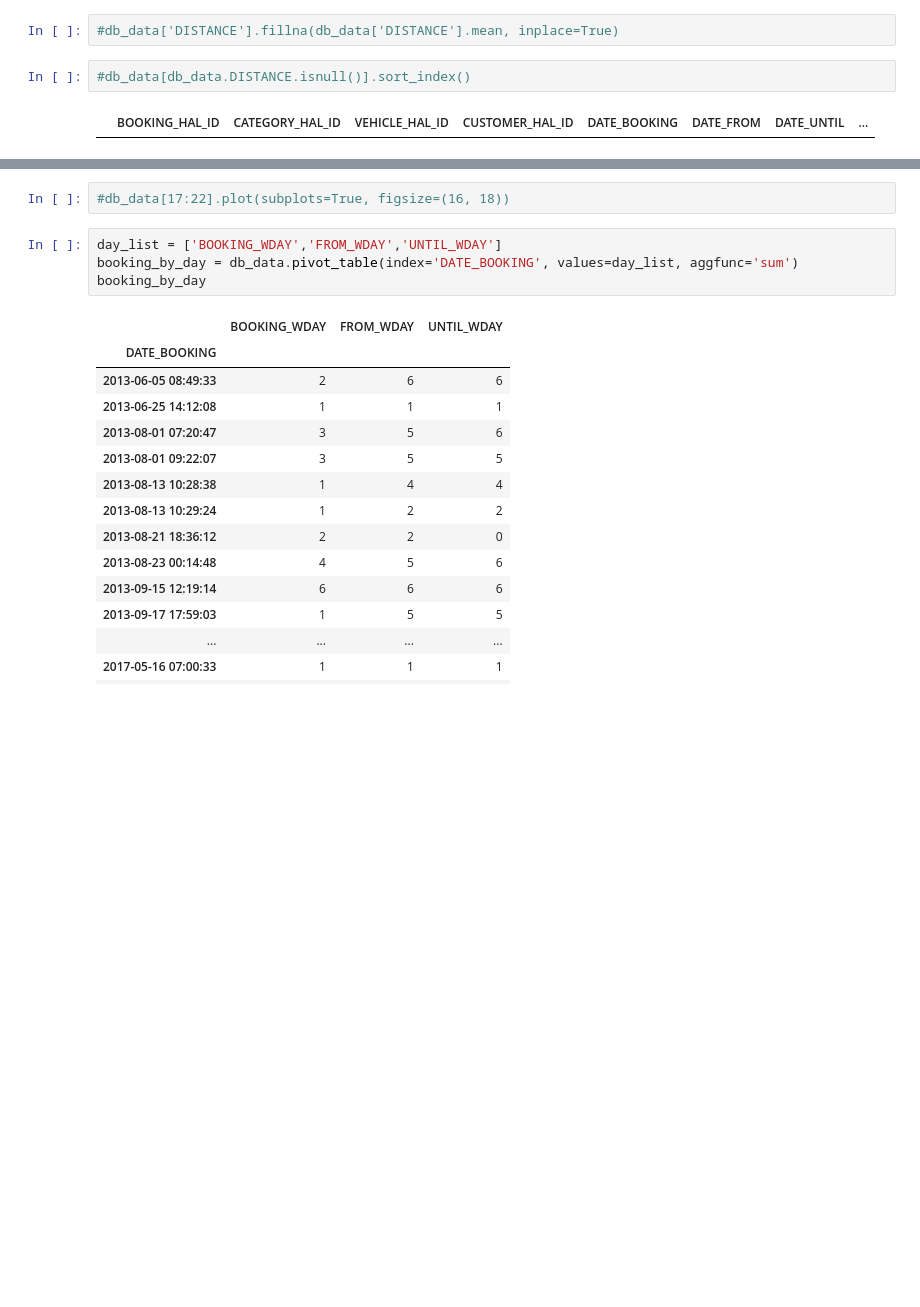
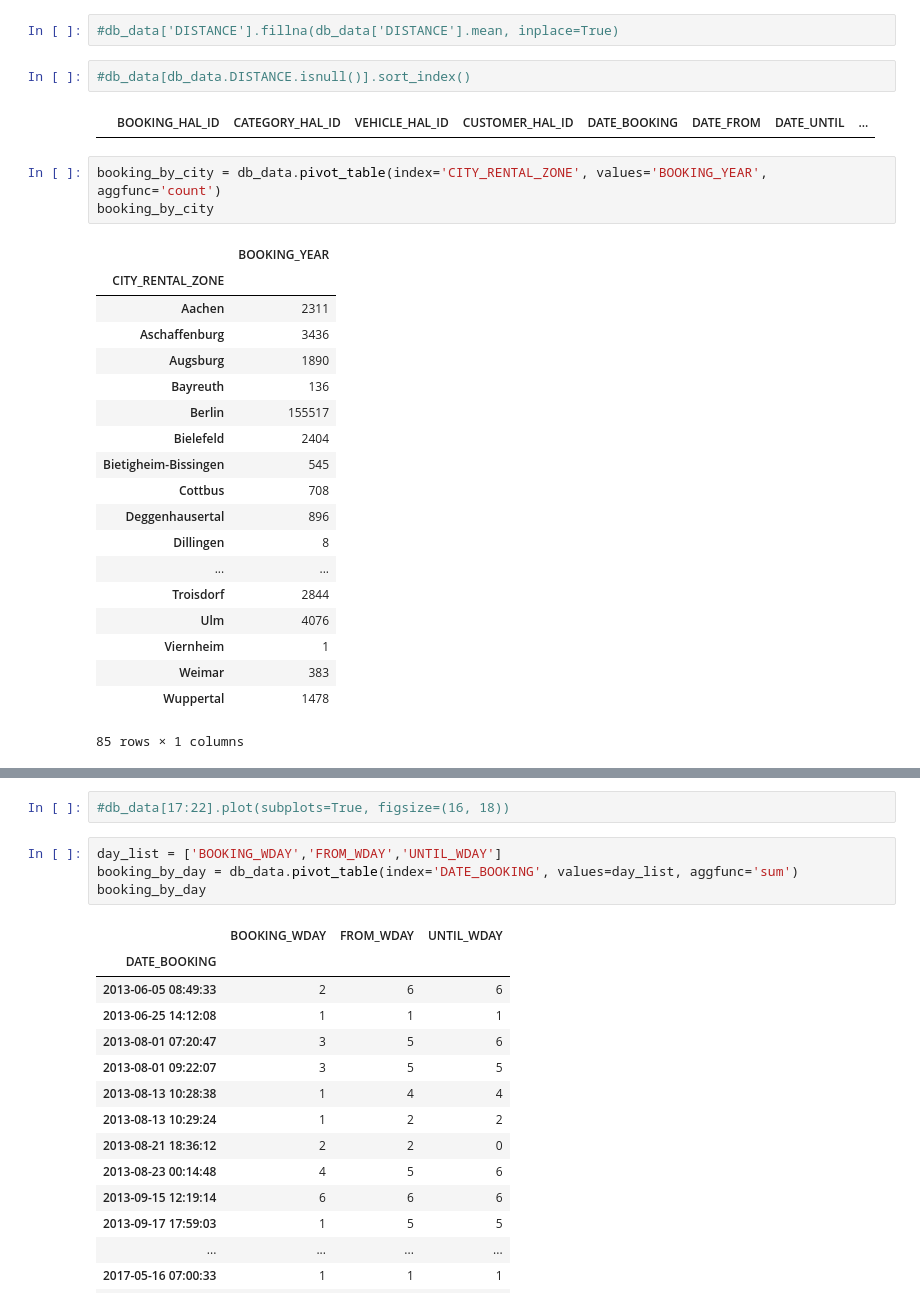
Before and after one commit to jawaharreddy/Flinkster-Data-Analysis, a Jupyter notebook: db_data.ipynb, the cells around one changed output, grey strips where cells are left out. Drawn from its saved outputs; the diff is of its cells as text; blank space fills up the shorter version.

```diff
--- a/db_data.ipynb
+++ b/db_data.ipynb
@@ -404,3 +404,26 @@ Name: TECHNICAL_INCOME_CHANNEL, dtype: int64
 #db_data[db_data.DISTANCE.isnull()].sort_index()
 # %% [output]
 |  | BOOKING_HAL_ID | CATEGORY_HAL_ID | VEHICLE_HAL_ID | CUSTOMER_HAL_ID | DATE_BOOKING | DATE_FROM | DATE_UNTIL | ... |
+# %%
+booking_by_city = db_data.pivot_table(index='CITY_RENTAL_ZONE', values='BOOKING_YEAR', aggfunc='count')
+booking_by_city
+# %% [output]
+|  | BOOKING_YEAR |
+| CITY_RENTAL_ZONE |  |
+| Aachen | 2311 |
+| Aschaffenburg | 3436 |
+| Augsburg | 1890 |
+| Bayreuth | 136 |
+| Berlin | 155517 |
+| Bielefeld | 2404 |
+| Bietigheim-Bissingen | 545 |
+| Cottbus | 708 |
+| Deggenhausertal | 896 |
+| Dillingen | 8 |
+| ... | ... |
+| Troisdorf | 2844 |
+| Ulm | 4076 |
+| Viernheim | 1 |
+| Weimar | 383 |
+| Wuppertal | 1478 |
+85 rows × 1 columns
```
Also changed, not shown: parts of 3 cells of this notebook.
